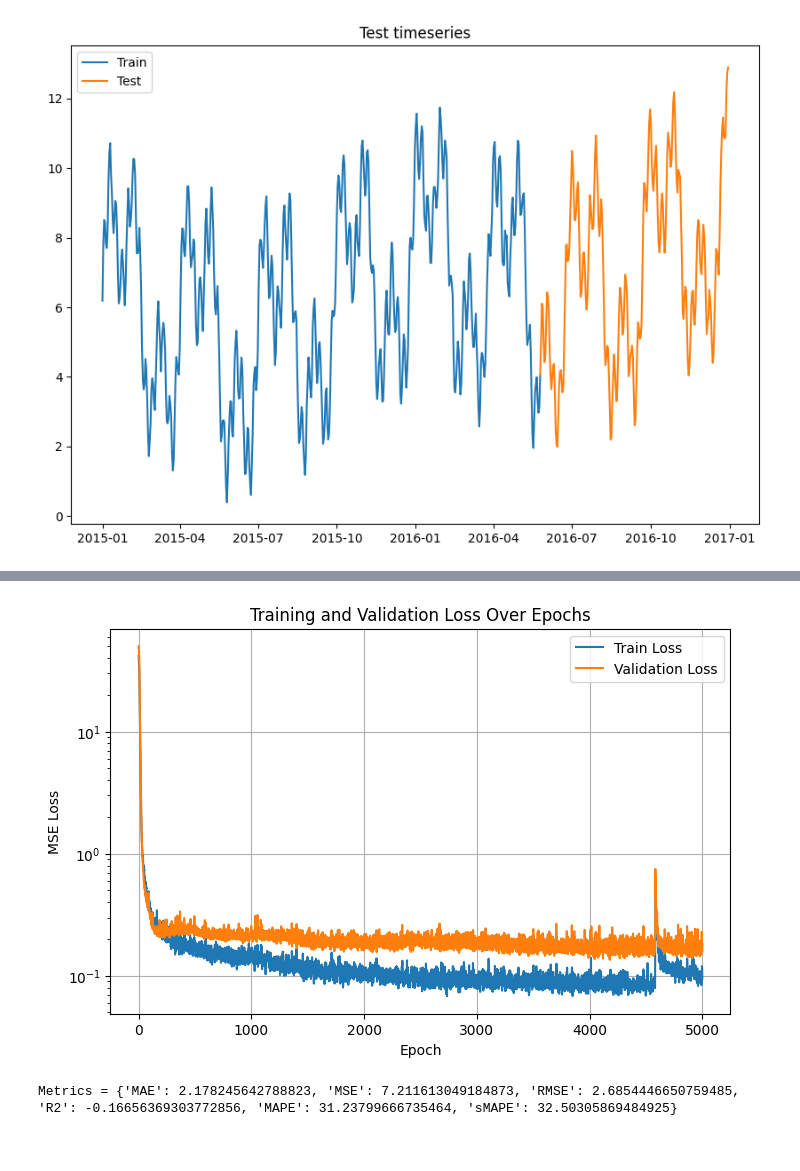
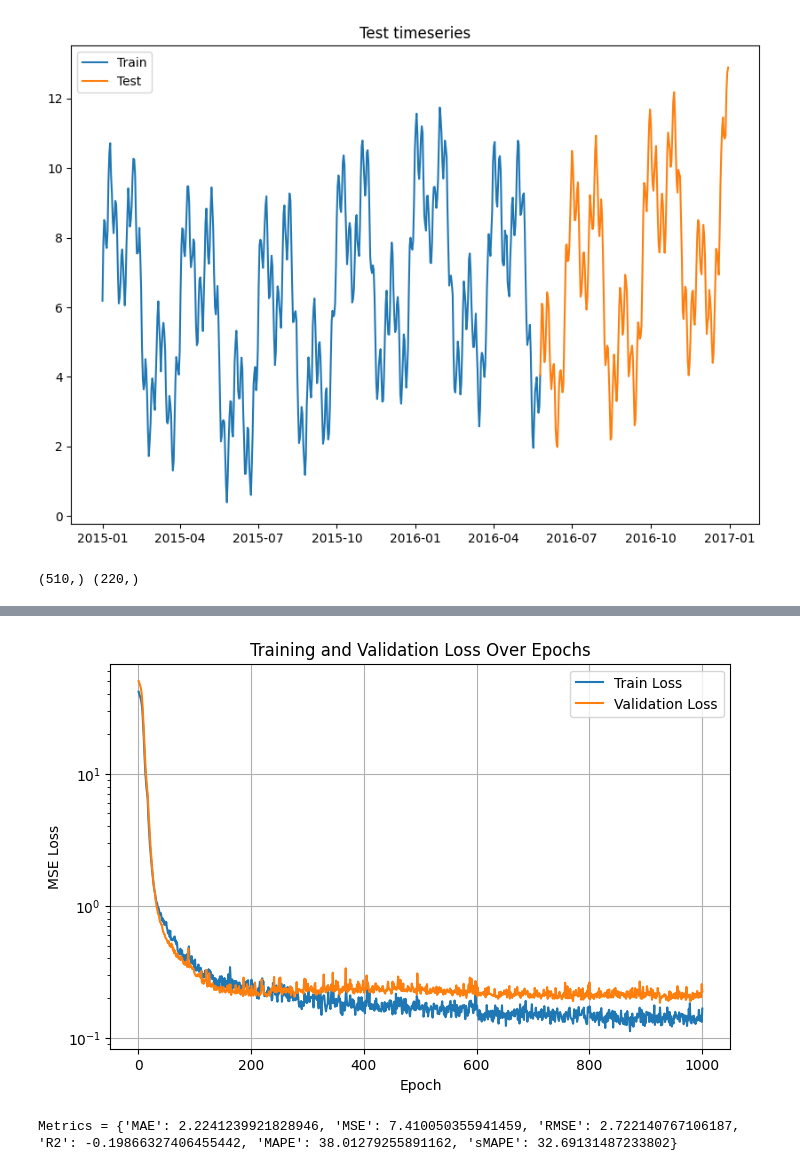
Before and after one commit to KhvatkinNikita/NUC-AI, a Jupyter notebook: notebooks/LSTM_mine.ipynb, the cells around one changed output, grey strips where cells are left out. Drawn from its saved outputs; the diff is of its cells as text; code cells hidden in the pictures.

```diff
--- a/notebooks/LSTM_mine.ipynb
+++ b/notebooks/LSTM_mine.ipynb
@@ -58,3 +86,7 @@ plt.show()
+# %%
+print(y_train.shape, y_test.shape)
+# %% [output]
+(510,) (220,)
 # %%
 # ---------------------------
 # Data Generation
@@ -157,7 +189,7 @@ optimizer = optim.Adam(model.parameters(),
 # ---------------------------
 # Training Loop with Validation and Best Model Selection
 # ---------------------------
-epochs = 5_000
+epochs = 1_000
 train_loss_history = []
 val_loss_history = []
 best_val_loss = float('inf')
@@ -265,5 +292,5 @@ Best model found at epoch 4179 with validation loss: 0.1347
-[figure, old version]
+[figure, new version]
-Metrics = {'MAE': 2.178245642788823, 'MSE': 7.211613049184873, 'RMSE': 2.6854446650759485, 'R2': -0.16656369303772856, 'MAPE': 31.23799666735464, 'sMAPE': 32.50305869484925}
+Metrics = {'MAE': 2.2241239921828946, 'MSE': 7.410050355941459, 'RMSE': 2.722140767106187, 'R2': -0.19866327406455442, 'MAPE': 38.01279255891162, 'sMAPE': 32.69131487233802}
 # %%
 import matplotlib.pyplot as plt
 import numpy as np
```
Also changed, not shown: parts of 3 cells of this notebook, 2 other files.
